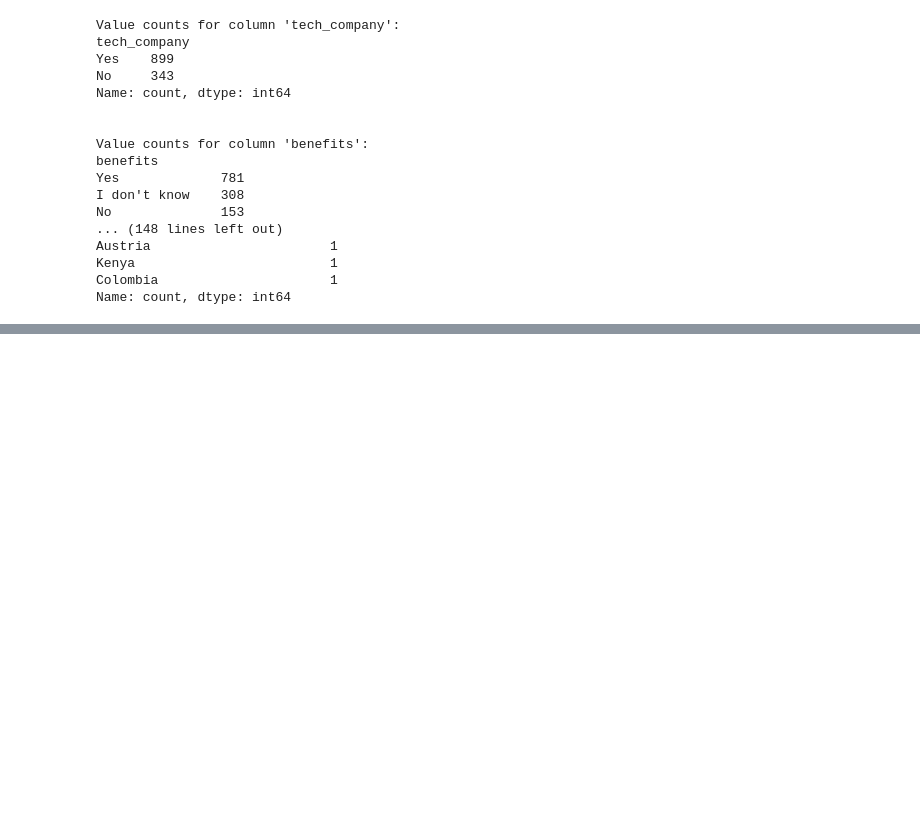
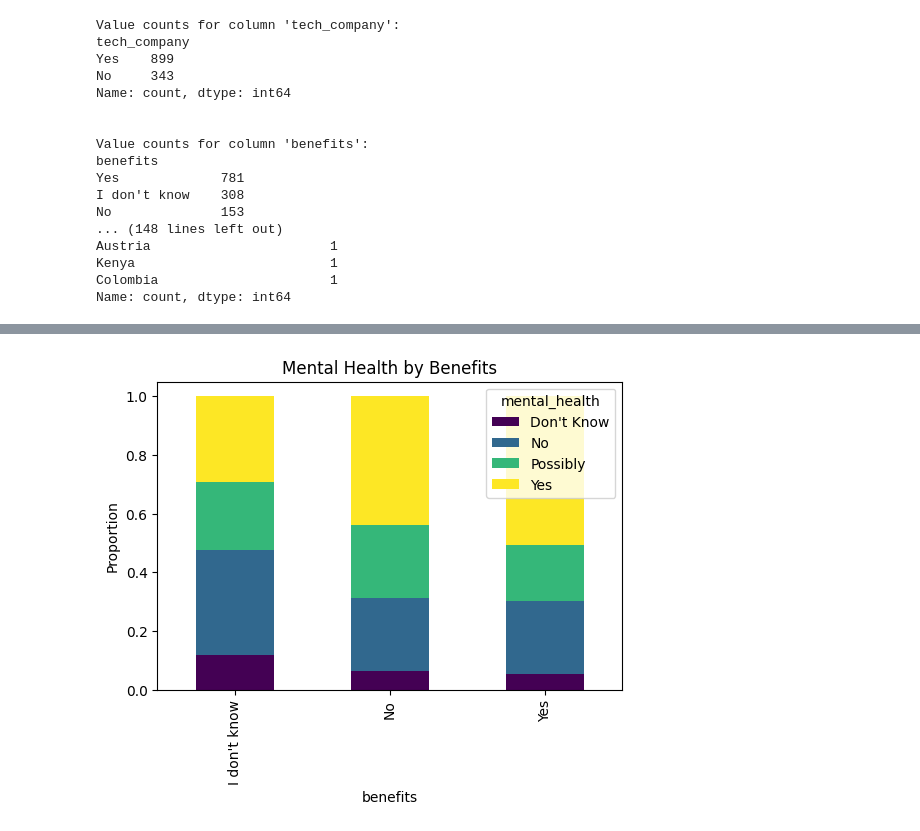
Before and after one commit to aladenisun/MSAAI_500_FinalProject, a Jupyter notebook: Mental_Health_and_Tech.ipynb, the cells around one changed output, grey strips where cells are left out. Saved outputs shown, nothing was run; the diff lists cells and outputs as text; code cells hidden in the pictures; blank space fills up the shorter version.

```diff
--- a/Mental_Health_and_Tech.ipynb
+++ b/Mental_Health_and_Tech.ipynb
@@ -96,0 +103,9 @@ Name: count, dtype: int64
+# %%
+# Stacked bar: Benefits vs Mental Health
+ct = pd.crosstab(tech_df["benefits"], tech_df["mental_health"], normalize="index")
+ct.plot(kind="bar", stacked=True, figsize=(6,4), colormap="viridis")
+plt.title("Mental Health by Benefits")
+plt.ylabel("Proportion")
+plt.show()
+# %% [output]
+[figure, added]
```
Also changed, not shown: parts of 6 cells of this notebook.
